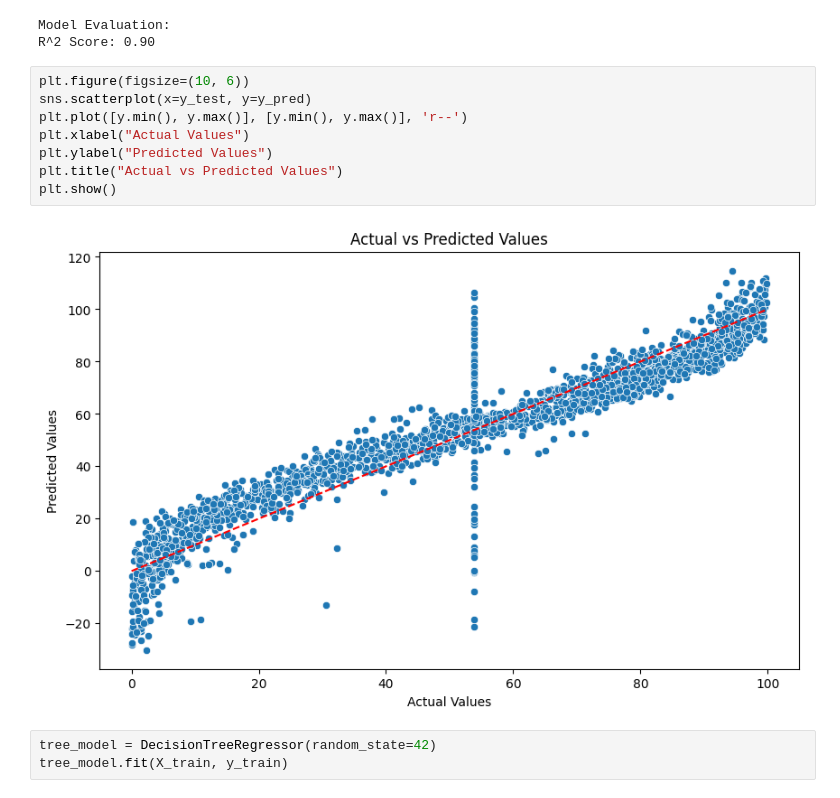
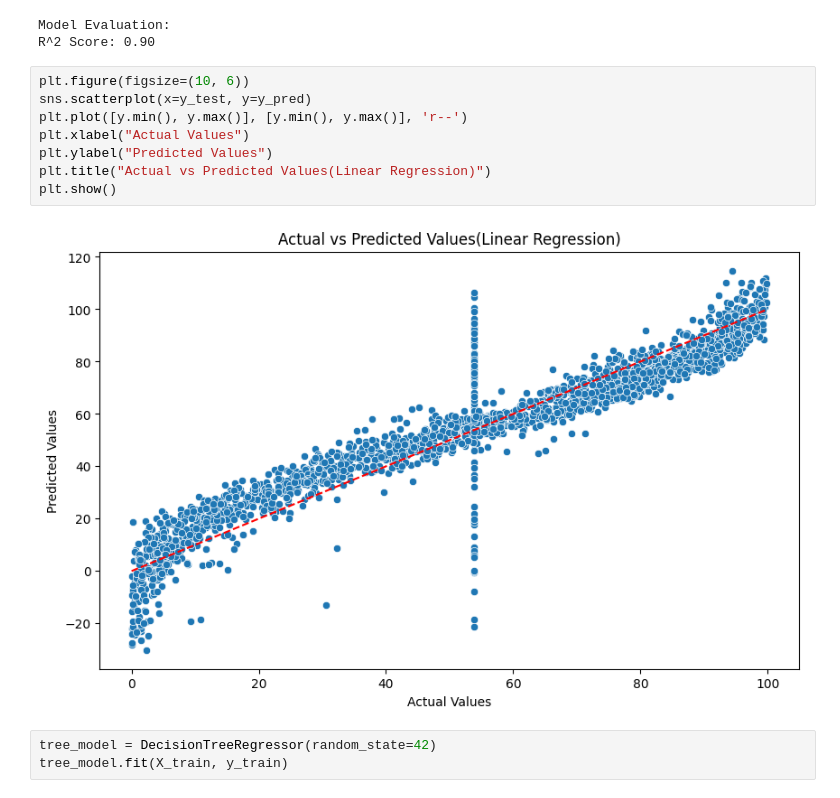
Before and after one commit to m17moud/Supervised-Learning, a Jupyter notebook: Video_data_set_Netflix_youtube(RF,DT,LR).ipynb, the cells around one changed output. Saved outputs shown, nothing was run; the diff lists cells and outputs as text.

```diff
--- a/Video_data_set_Netflix_youtube(RF,DT,LR).ipynb
+++ b/Video_data_set_Netflix_youtube(RF,DT,LR).ipynb
@@ -231,13 +220,13 @@ R^2 Score: 0.90
 # %%
 plt.figure(figsize=(10, 6))
 sns.scatterplot(x=y_test, y=y_pred)
 plt.plot([y.min(), y.max()], [y.min(), y.max()], 'r--')
 plt.xlabel("Actual Values")
 plt.ylabel("Predicted Values")
-plt.title("Actual vs Predicted Values")
+plt.title("Actual vs Predicted Values(Linear Regression)")
 plt.show()
 # %% [output]
-[figure, old version]
+[figure, new version]
 # %%
 tree_model = DecisionTreeRegressor(random_state=42)
 tree_model.fit(X_train, y_train)
```
Also changed, not shown: parts of 3 cells of this notebook.
